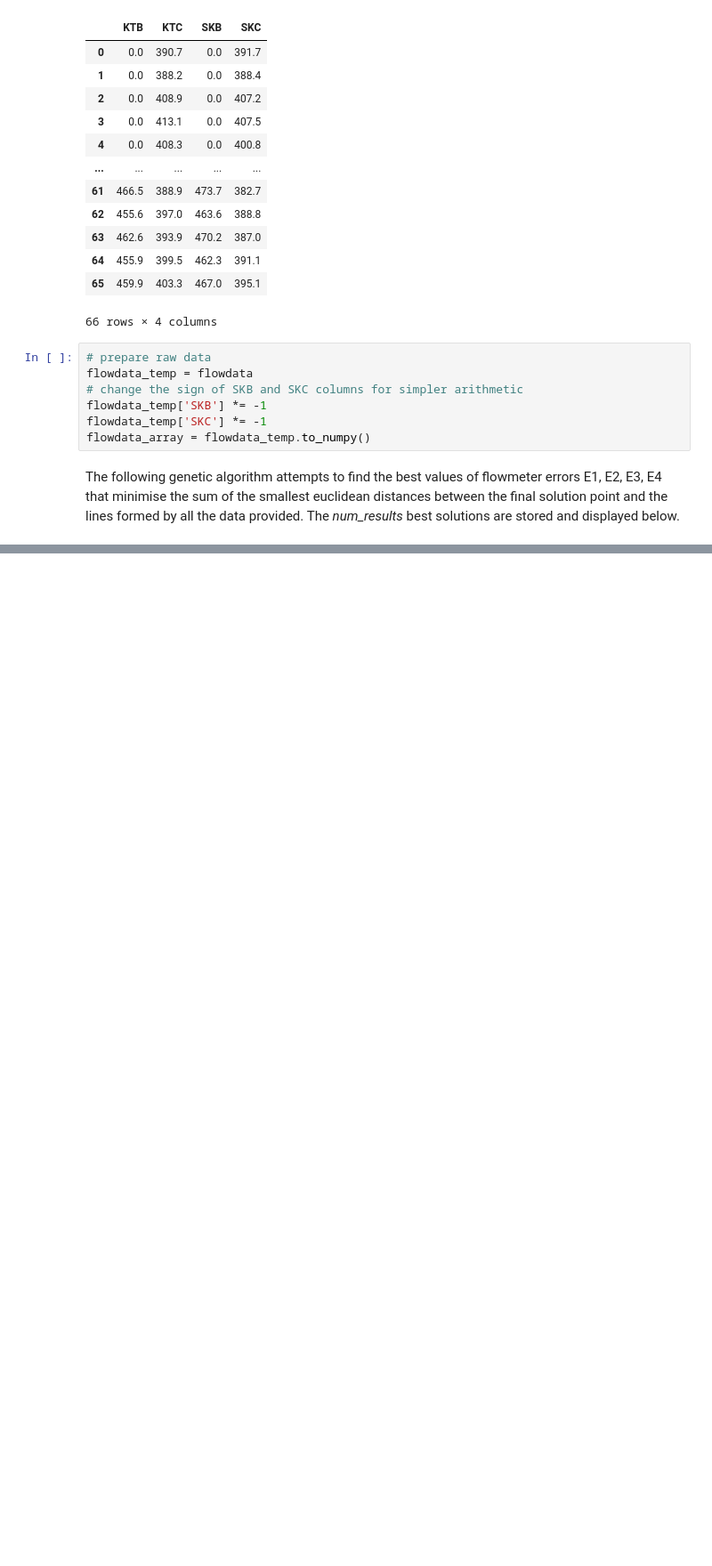
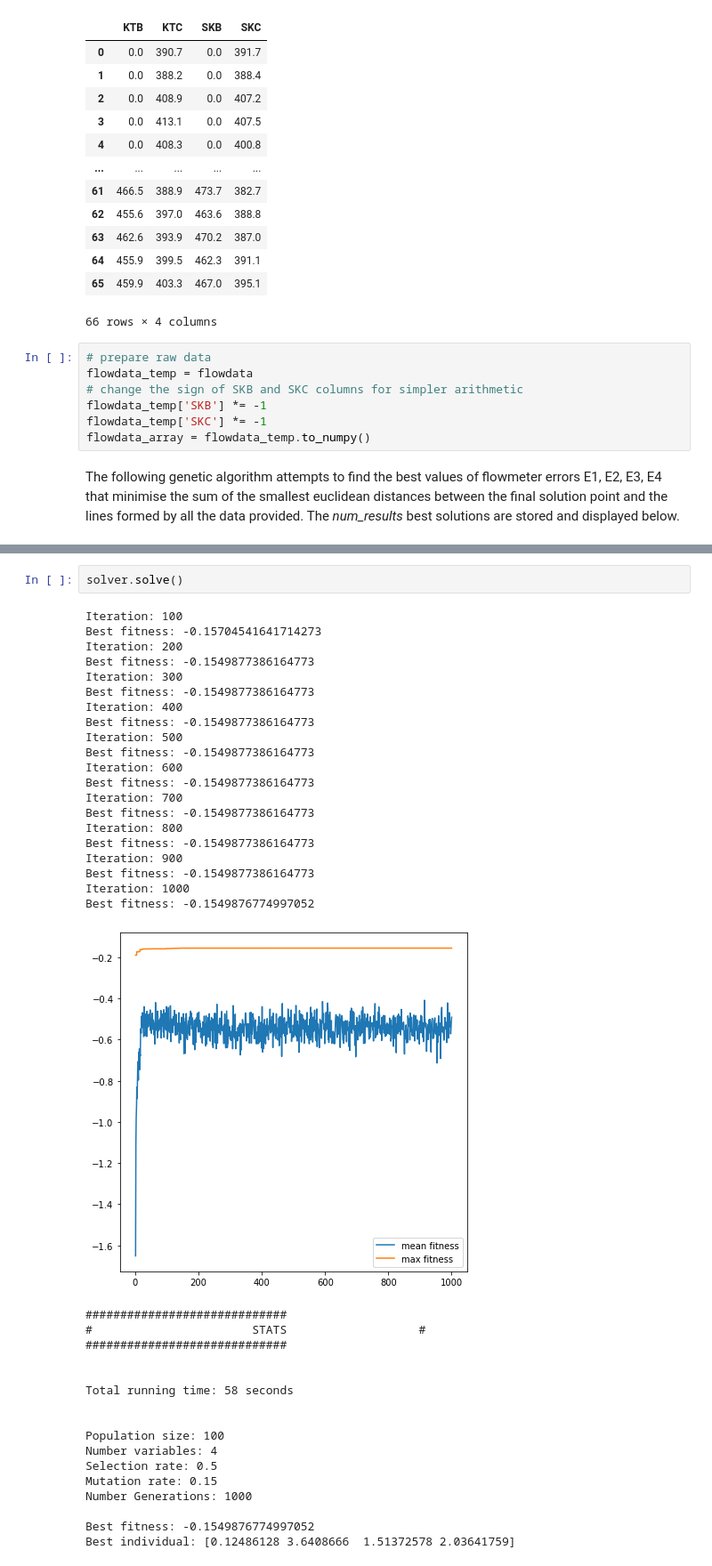
Before and after one commit to darylyong/Flow-Error, a Jupyter notebook: flowerror_ga.ipynb, the cells around one changed output, grey strips where cells are left out. Shown at 89% size. Drawn from its saved outputs; the diff is of its cells as text; blank space fills up the shorter version.

```diff
--- a/flowerror_ga.ipynb
+++ b/flowerror_ga.ipynb
@@ -140,0 +141,40 @@ Wall time: 1min 5s
+# %%
+solver.solve()
+# %% [output]
+Iteration: 100
+Best fitness: -0.15704541641714273
+Iteration: 200
+Best fitness: -0.1549877386164773
+Iteration: 300
+Best fitness: -0.1549877386164773
+Iteration: 400
+Best fitness: -0.1549877386164773
+Iteration: 500
+Best fitness: -0.1549877386164773
+Iteration: 600
+Best fitness: -0.1549877386164773
+Iteration: 700
+Best fitness: -0.1549877386164773
+Iteration: 800
+Best fitness: -0.1549877386164773
+Iteration: 900
+Best fitness: -0.1549877386164773
+Iteration: 1000
+Best fitness: -0.1549876774997052
+[figure, added]
+#############################
+#                       STATS                   #
+#############################
+
+
+Total running time: 58 seconds
+
+
+Population size: 100
+Number variables: 4
+Selection rate: 0.5
+Mutation rate: 0.15
+Number Generations: 1000
+
+Best fitness: -0.1549876774997052
+Best individual: [0.12486128 3.6408666  1.51372578 2.03641759]
```
Also changed, not shown: parts of 3 cells of this notebook.
